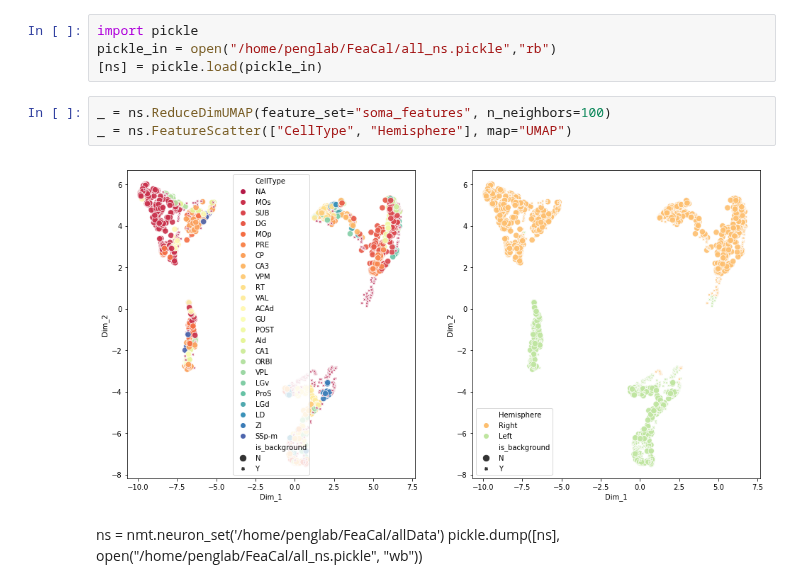
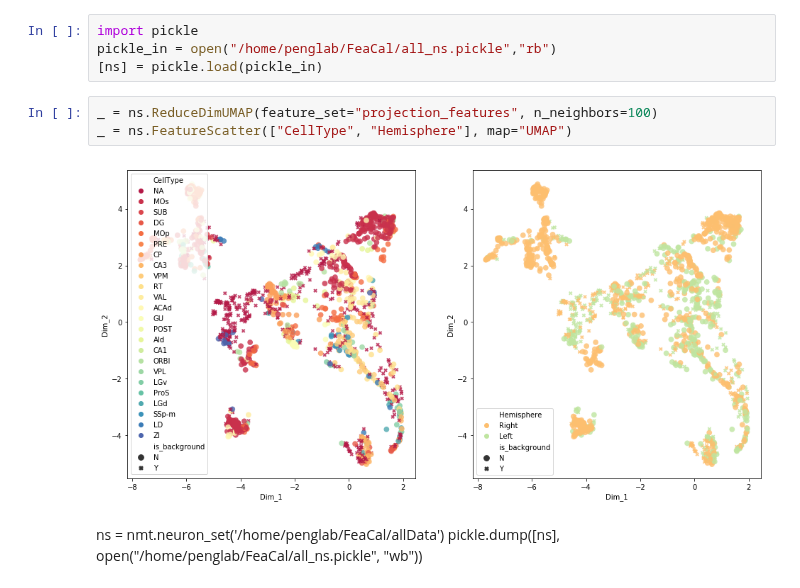
Before and after one commit to zijun-zhao/NMTcode, a Jupyter notebook: Code/Pipeline-Draft_SL.ipynb, the cells around one changed output. Cells and saved outputs as stored; diff of their text form.

```diff
--- a/Code/Pipeline-Draft_SL.ipynb
+++ b/Code/Pipeline-Draft_SL.ipynb
@@ -29,10 +31,10 @@ import pickle
 pickle_in = open("/home/penglab/FeaCal/all_ns.pickle","rb")
 [ns] = pickle.load(pickle_in)
 # %%
-_ = ns.ReduceDimUMAP(feature_set="soma_features", n_neighbors=100)
+_ = ns.ReduceDimUMAP(feature_set="projection_features", n_neighbors=100)
 _ = ns.FeatureScatter(["CellType", "Hemisphere"], map="UMAP")
 # %% [output]
-[figure, old version]
+[figure, new version]
 # %% [markdown]
 ns = nmt.neuron_set('/home/penglab/FeaCal/allData')
 pickle.dump([ns], open("/home/penglab/FeaCal/all_ns.pickle", "wb"))
```
Also changed, not shown: parts of 1 cell of this notebook, 7 other files.
